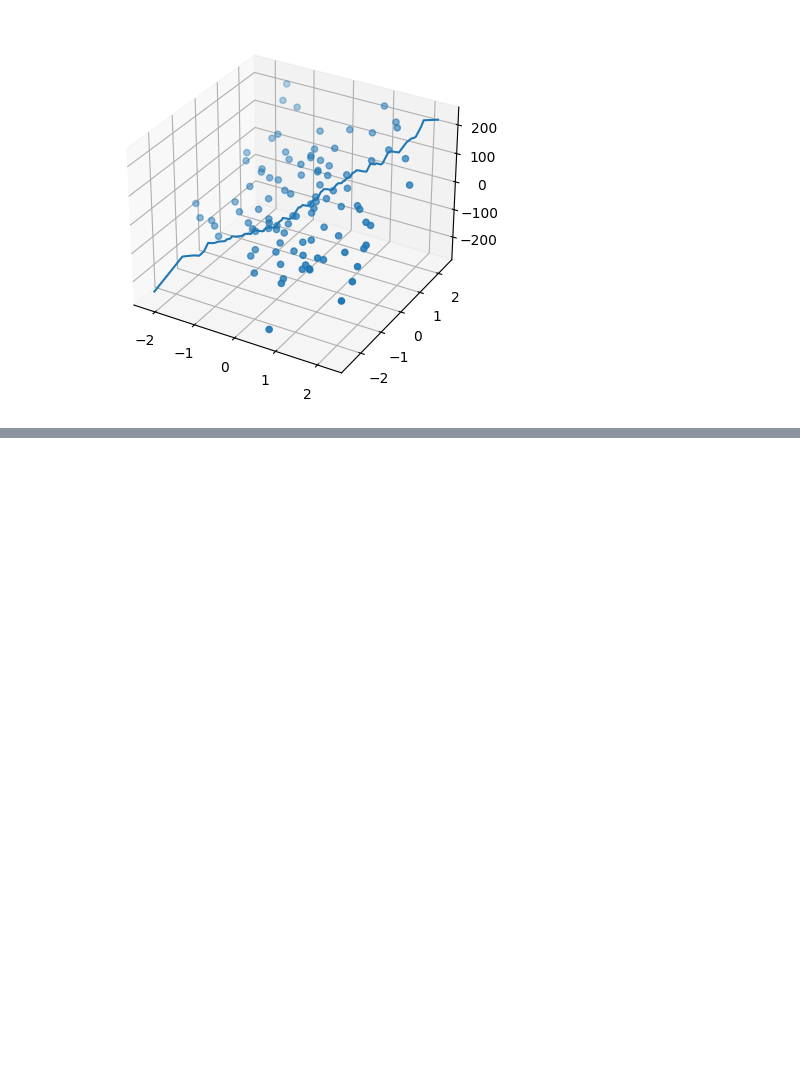
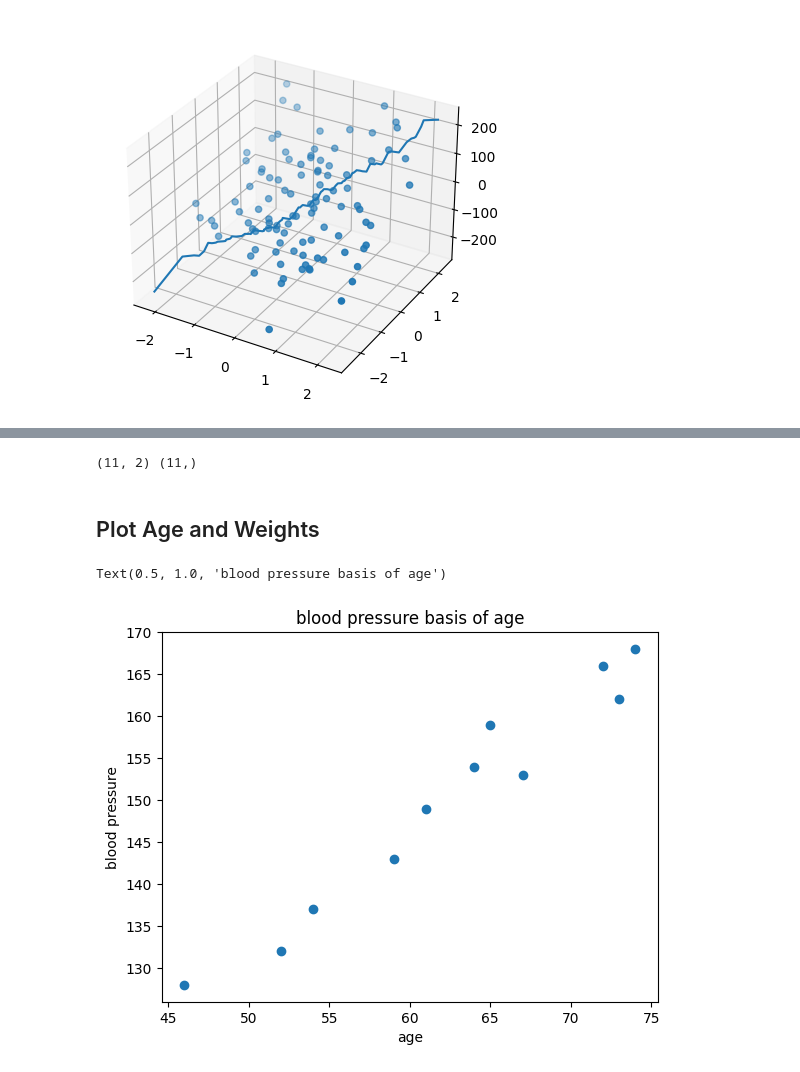
Before and after one commit to SuddhaswattaMaityUK/linear-regression, a Jupyter notebook: LinearRegression.ipynb, the cells around one changed output, grey strips where cells are left out. Saved outputs shown, nothing was run; the diff lists cells and outputs as text; code cells hidden in the pictures; blank space fills up the shorter version.

```diff
--- a/LinearRegression.ipynb
+++ b/LinearRegression.ipynb
@@ -289,0 +304,2 @@ Systolic Blood Pressure
+# %%
+df = pd.read_excel('mlr02.xls',engine='xlrd',names=['blood_pressure','age','weight'])
@@ -289,0 +317,18 @@ Systolic Blood Pressure
+# %%
+X = df.iloc[:,1:].values
+# %%
+Y=df.iloc[:,0].values
+# %%
+print(X.shape , Y.shape)
+# %% [output]
+(11, 2) (11,)
+# %% [markdown]
+## Plot Age and Weights
+# %%
+plt.scatter(X[:,0],Y)
+plt.xlabel('age')
+plt.ylabel('blood pressure')
+plt.title('blood pressure basis of age')
+# %% [output]
+Text(0.5, 1.0, 'blood pressure basis of age')
+[figure, added]
```
Also changed, not shown: parts of 16 cells of this notebook.
